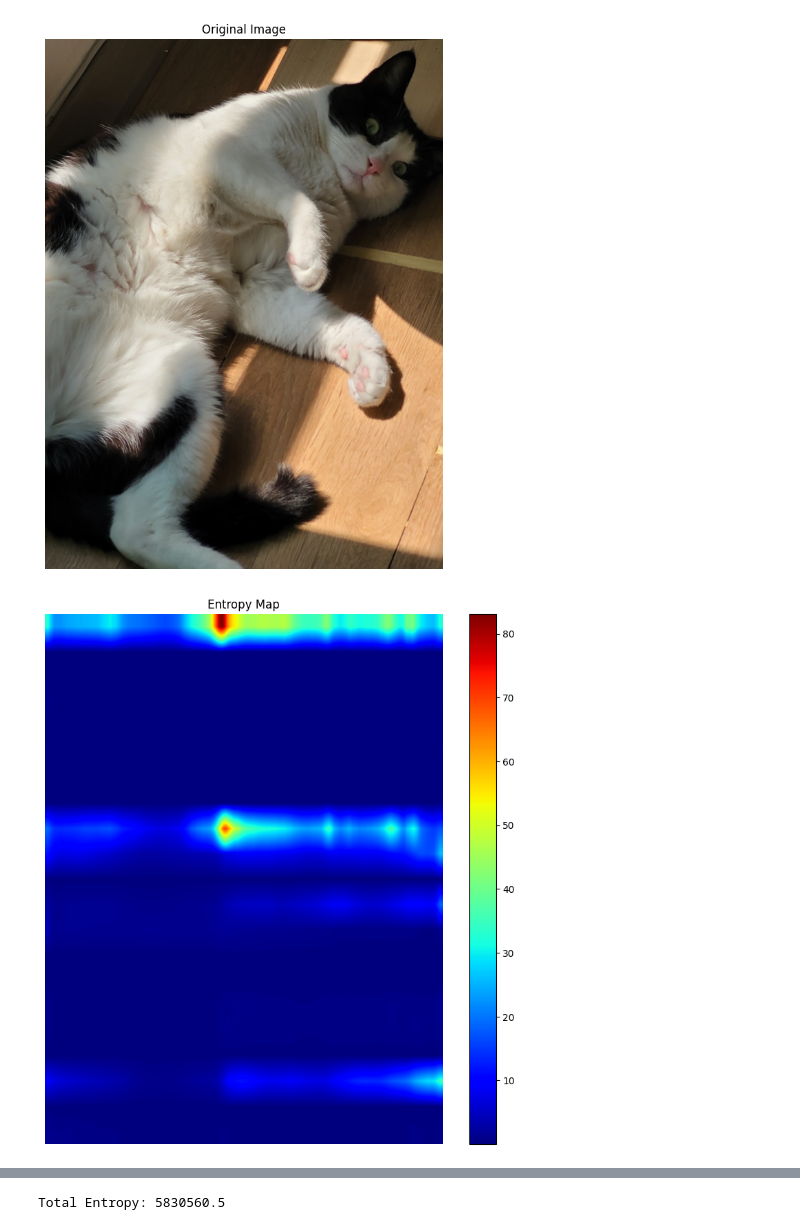
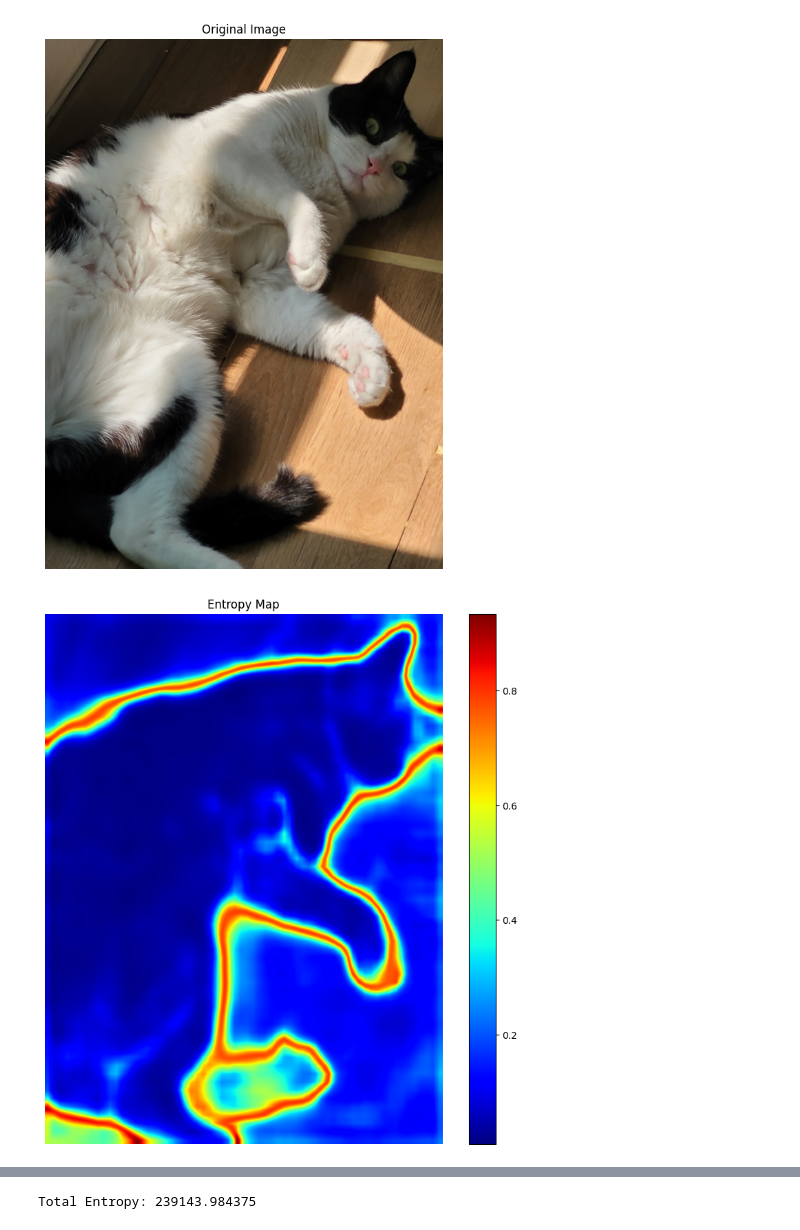
Before and after one commit to Jundo22l/Jundo22l, a Jupyter notebook: EntropyMAP.ipynb, the cells around one changed output, grey strips where cells are left out. Drawn from its saved outputs; the diff is of its cells as text; code cells hidden in the pictures.

```diff
--- a/EntropyMAP.ipynb
+++ b/EntropyMAP.ipynb
@@ -10,9 +10,7 @@ import numpy as np
 from PIL import Image
 
 def calculate_entropy(probabilities, epsilon=1e-6):
-    """
-    Calculate the entropy map given the class probabilities.
-    """
+    # 엔트로피 계산 (log 계산에서 epsilon을 더하여 안정성을 높임)
     entropy = -torch.sum(probabilities * torch.log(probabilities + epsilon), dim=1)
     return entropy
 
@@ -20,7 +18,6 @@ def segment_and_entropy(net, path, show_orig=True, show_segmentation=True, dev='
     img = Image.open(path).convert('RGB')
     orig_size = img.size
 
-    # 모델의 입력 크기 정의 (DeepLabV3는 일반적으로 512x512 크기를 사용)
     model_input_size = (512, 512)
 
     if show_orig:
@@ -30,9 +27,8 @@ def segment_and_entropy(net, path, show_orig=True, show_segmentation=True, dev='
         plt.title('Original Image')
         plt.show()
 
-    # 이미지 전처리 및 모델 입력
     transform = T.Compose([
-        T.Resize(model_input_size),  # 모델 입력 크기로 조정
+        T.Resize(model_input_size),
         T.ToTensor(),
         T.Normalize(mean=[0.485, 0.456, 0.406], std=[0.229, 0.224, 0.225])
     ])
@@ -40,77 +36,64 @@ def segment_and_entropy(net, path, show_orig=True, show_segmentation=True, dev='
     inp = transform(img).unsqueeze(0).to(dev)
     out = net(inp)['out']
 
-    # 소프트맥스 확률 계산
     out_soft = torch.softmax(out, dim=1)
 
     # 엔트로피 맵 계산
-    entropy_map = calculate_entropy(out_soft.squeeze(0))
+    entropy_map = calculate_entropy(out_soft)
+    entropy_map = entropy_map.squeeze(0)  # 배치 차원 제거
 
-    # 모델의 출력 크기 확인
     output_size = entropy_map.size()
-
-    # 원본 이미지와 모델 출력 사이의 비율 계산
     width_ratio = orig_size[0] / output_size[1]
     height_ratio = orig_size[1] / output_size[0]
 
-    # 엔트로피 맵 리사이즈
     transform_resize = T.Resize(size=(orig_size[1], orig_size[0]))
     entropy_map_resized = transform_resize(entropy_map.unsqueeze(0)).squeeze(0)
 
-    # 엔트로피 맵 시각화
     plt.figure(figsize=(10, 10))
     plt.imshow(entropy_map_resized.cpu().detach().numpy(), cmap='jet')
     plt.colorbar()
     plt.axis('off')
     plt.title('Entropy Map')
     plt.show()
 
     entropy = torch.sum(entropy_map_resized).item()
 
-    # 시각화 세그멘테이션 결과
     if show_segmentation:
-          # 모델의 출력 클래스 인덱스를 가져오기
-          output_classes = torch.argmax(out_soft, dim=1).squeeze(0).cpu().numpy()
+        output_classes = torch.argmax(out_soft, dim=1).squeeze(0).cpu().numpy()
+        num_classes = out_soft.size(1)
+        color_map = plt.get_cmap('tab20', num_classes)
 
-          # 각 클래스에 대해 색상 맵 정의
-          num_classes = out_soft.size(1)
-          color_map = plt.get_cmap('tab20', num_classes)
+        segmented_img = color_map(output_classes / num_classes)
+        segmented_img = (segmented_img[:, :, :3] * 255).astype(np.uint8)
+        segmented_img_resized = Image.fromarray(segmented_img).resize(orig_size, Image.NEAREST)
 
-          # 클래스에 색상 맵 적용
-          segmented_img = color_map(output_classes / num_classes)  # Normalize to [0, 1] range
-          segmented_img = (segmented_img[:, :, :3] * 255).astype(np.uint8)  # Convert to 8-bit RGB
+        plt.figure(figsize=(20, 10))
+        plt.subplot(1, 2, 1)
+        plt.imshow(img)
+        plt.axis('off')
+        plt.title('Original Image')
 
-          # 세그멘테이션 결과를 원본 이미지 크기로 리사이즈
-          segmented_img_resized = Image.fromarray(segmented_img).resize(orig_size, Image.NEAREST)
+        plt.subplot(1, 2, 2)
+        plt.imshow(segmented_img_resized)
+        plt.axis('off')
+        plt.title('Segmentation Image')
 
-          # 원본 이미지와 세그멘테이션 결과 오버레이
-          plt.figure(figsize=(20, 10))
-          plt.subplot(1, 2, 1)
-          plt.imshow(img)
-          plt.axis('off')
-          plt.title('Original Image')
-
-          plt.subplot(1, 2, 2)
-          plt.imshow(segmented_img_resized)
-          plt.axis('off')
-          plt.title('Segmentation Image')
-
-          plt.show()
+        plt.show()
 
     return entropy
 
 # 모델 준비
 device = torch.device('cuda' if torch.cuda.is_available() else 'cpu')
 dlab = models.segmentation.deeplabv3_resnet101(pretrained=True).eval().to(device)
 
 # 이미지 경로 설정
-path = "/content/IMG_0783.jpeg"  # 이미지 경로
+path = "/content/IMG_0783.jpeg"
 
 # 엔트로피 계산 및 시각화
 entropy = segment_and_entropy(dlab, path, show_orig=True, show_segmentation=True, dev=device)
 print(f'Total Entropy: {entropy}')
 # %% [output]
 [figure]
-[figure, old version]
+[figure, new version]
 [figure]
-Total Entropy: 5830560.5
+Total Entropy: 239143.984375
```
